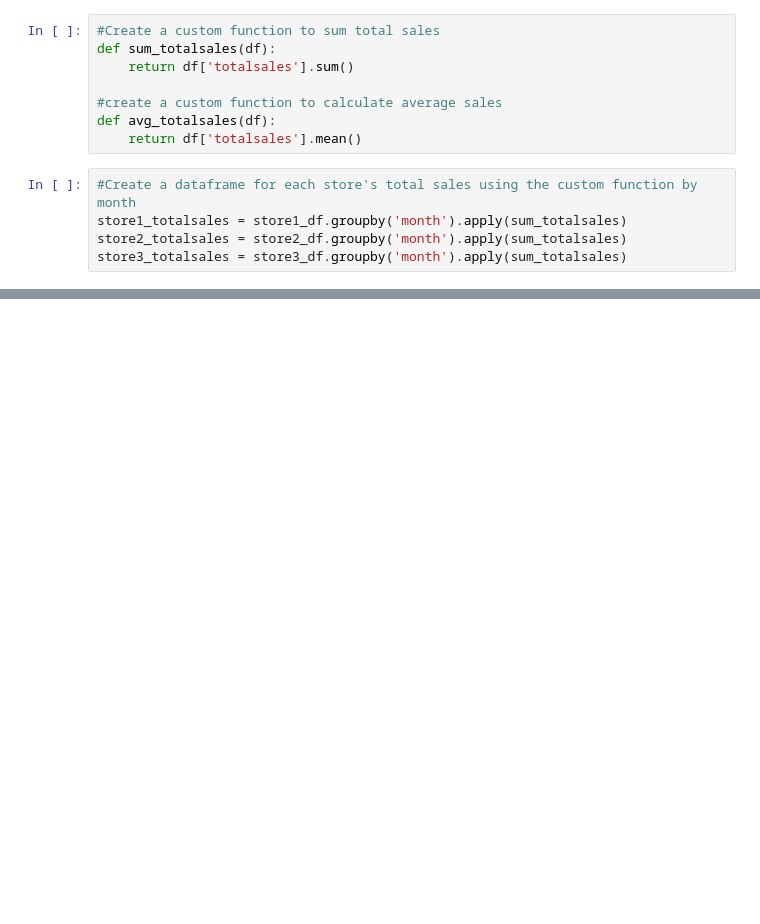
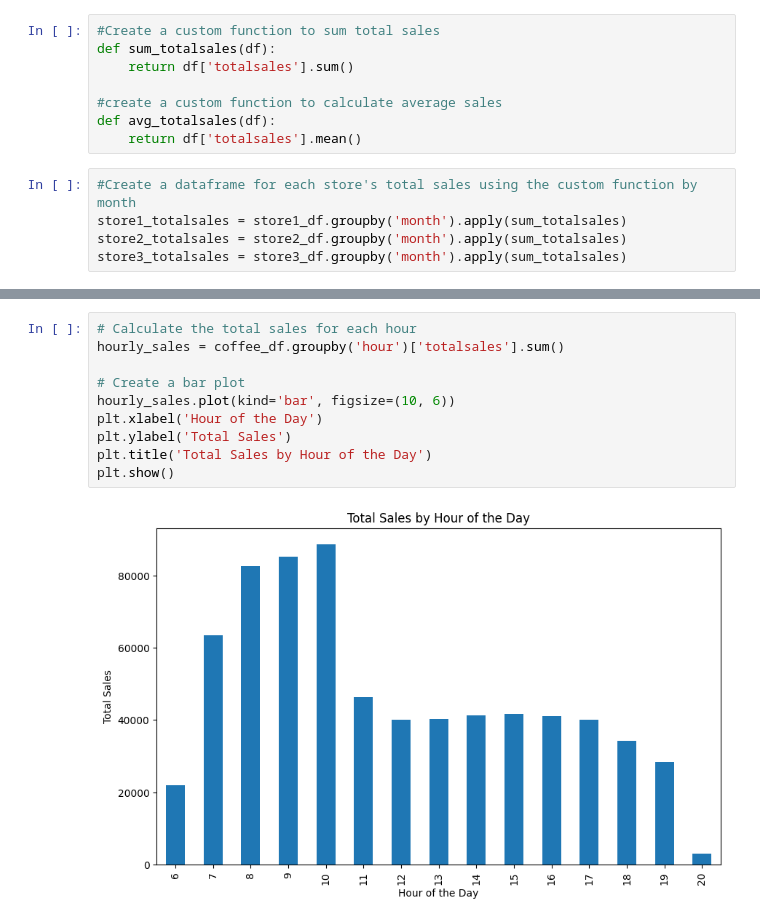
Before and after one commit to cedetraz96/Coffee_Crew, a Jupyter notebook: CoffeeShopAnalysis.ipynb, the cells around one changed output, grey strips where cells are left out. Drawn from its saved outputs; the diff is of its cells as text; blank space fills up the shorter version.

```diff
--- a/CoffeeShopAnalysis.ipynb
+++ b/CoffeeShopAnalysis.ipynb
@@ -242,0 +254,12 @@ plt.figure(figsize=(60,10))
+# %%
+# Calculate the total sales for each hour
+hourly_sales = coffee_df.groupby('hour')['totalsales'].sum()
+
+# Create a bar plot
+hourly_sales.plot(kind='bar', figsize=(10, 6))
+plt.xlabel('Hour of the Day')
+plt.ylabel('Total Sales')
+plt.title('Total Sales by Hour of the Day')
+plt.show()
+# %% [output]
+[figure, added]
```
Also changed, not shown: parts of 9 cells of this notebook, 4 other files.
